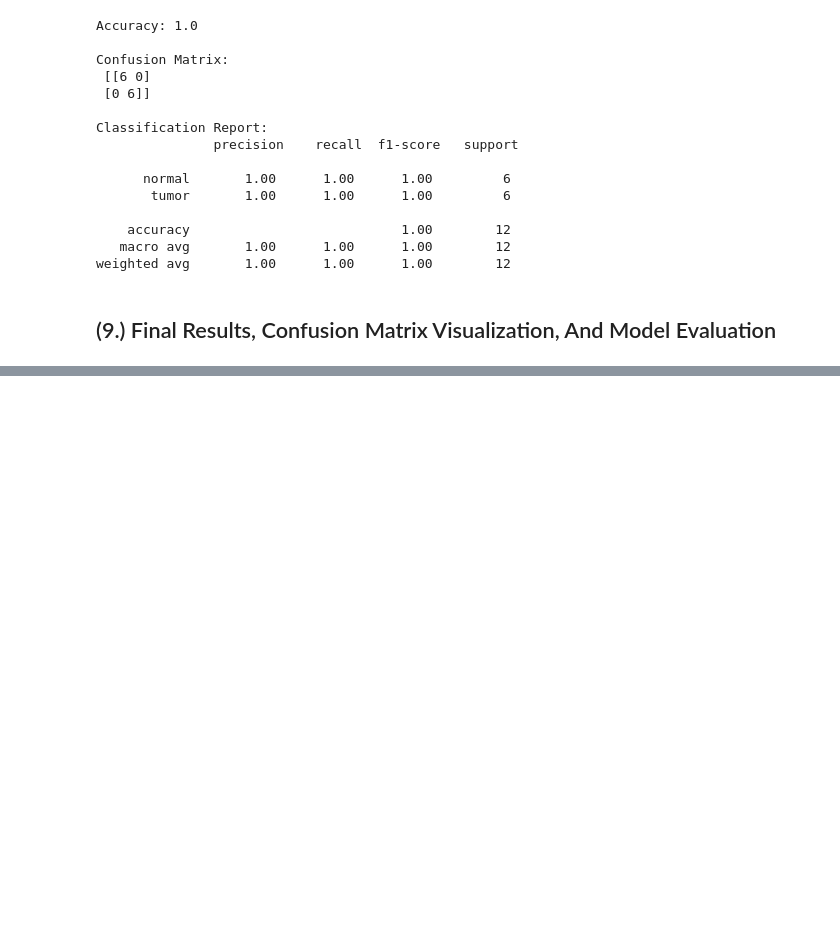
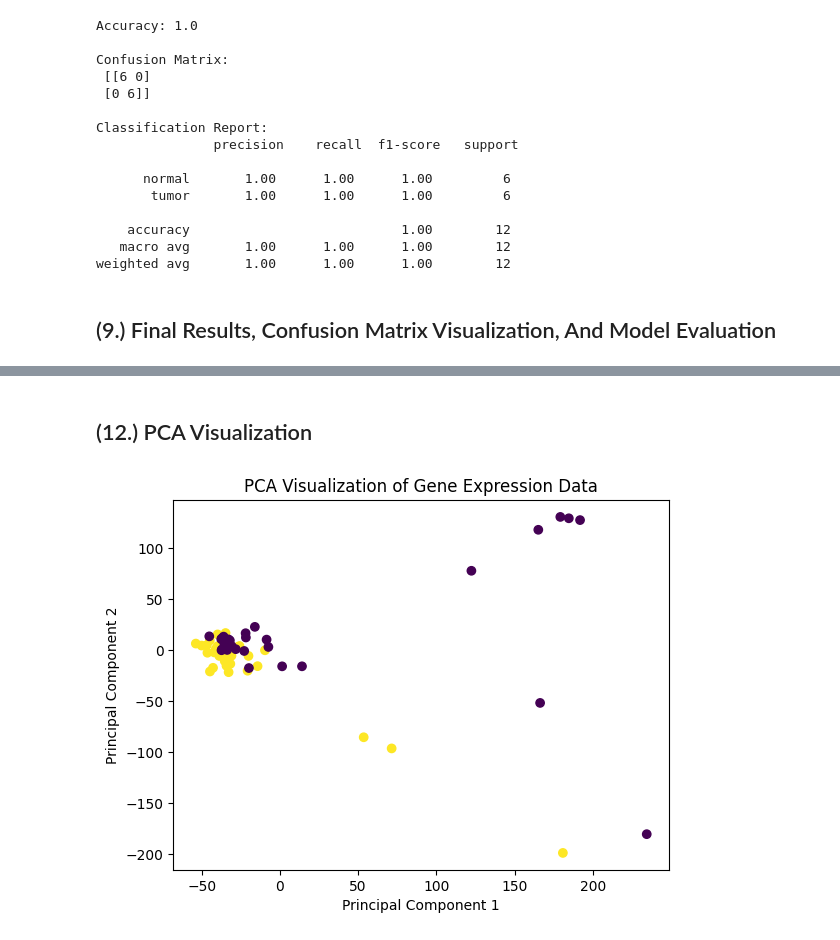
Before and after one commit to joshiyukta16/Machine_Learning_Breast_Cancer_Detection_Model-, a Jupyter notebook: Notebooks/Machine_Learning_Project.ipynb, the cells around one changed output, grey strips where cells are left out. Cells and saved outputs as stored; diff of their text form; code cells hidden in the pictures; blank space fills up the shorter version.

```diff
--- a/Notebooks/Machine_Learning_Project.ipynb
+++ b/Notebooks/Machine_Learning_Project.ipynb
@@ -358,0 +422,21 @@ weighted avg       1.00      1.00      1.00        12
+# %% [markdown]
+## (12.) PCA Visualization
+# %%
+from sklearn.decomposition import PCA
+import matplotlib.pyplot as plt
+
+pca = PCA(n_components=2)
+X_pca = pca.fit_transform(X_scaled)
+
+# Convert labels to colors
+colors = (y == "tumor").astype(int)
+
+# Plot PCA
+plt.figure()
+plt.scatter(X_pca[:, 0], X_pca[:, 1], c=colors)
+plt.xlabel("Principal Component 1")
+plt.ylabel("Principal Component 2")
+plt.title("PCA Visualization of Gene Expression Data")
+plt.show()
+# %% [output]
+[figure, added]
```
Also changed, not shown: parts of 8 cells of this notebook.
